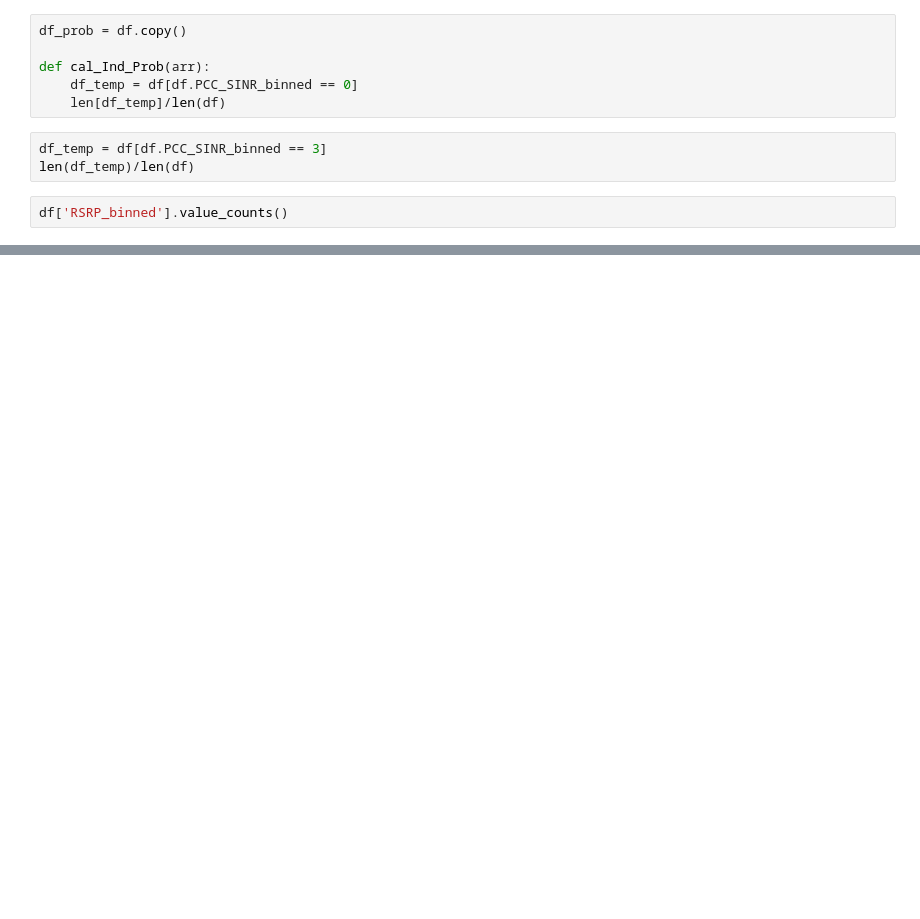
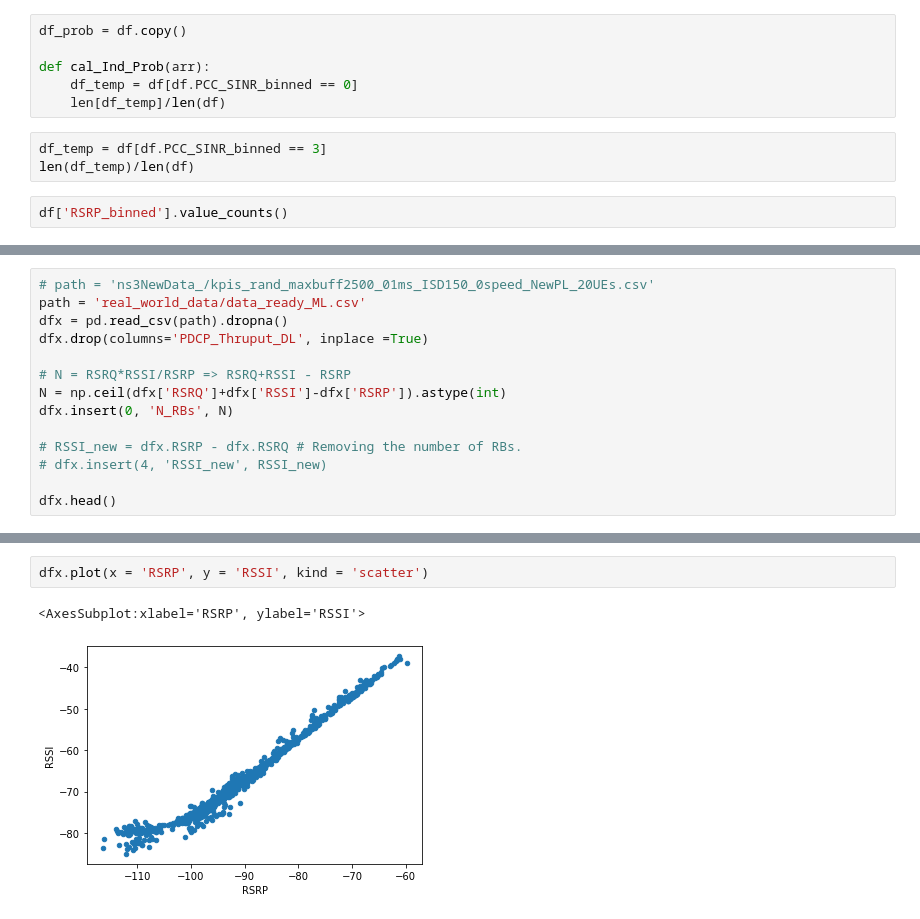
Before and after one commit to SRJaffry/Bayesian_Networks, a Jupyter notebook: Create_Prob_Matrix.ipynb, the cells around one changed output, grey strips where cells are left out. Cells and saved outputs as stored; diff of their text form; blank space fills up the shorter version.

```diff
--- a/Create_Prob_Matrix.ipynb
+++ b/Create_Prob_Matrix.ipynb
@@ -100,0 +119,14 @@ df['RSRP_binned'].value_counts()
+# %%
+# path = 'ns3NewData_/kpis_rand_maxbuff2500_01ms_ISD150_0speed_NewPL_20UEs.csv'
+path = 'real_world_data/data_ready_ML.csv'
+dfx = pd.read_csv(path).dropna()
+dfx.drop(columns='PDCP_Thruput_DL', inplace =True)
+
+# N = RSRQ*RSSI/RSRP => RSRQ+RSSI - RSRP
+N = np.ceil(dfx['RSRQ']+dfx['RSSI']-dfx['RSRP']).astype(int)
+dfx.insert(0, 'N_RBs', N)
+
+# RSSI_new = dfx.RSRP - dfx.RSRQ # Removing the number of RBs.
+# dfx.insert(4, 'RSSI_new', RSSI_new)
+
+dfx.head()
@@ -100,0 +140,5 @@ df['RSRP_binned'].value_counts()
+# %%
+dfx.plot(x = 'RSRP', y = 'RSSI', kind = 'scatter')
+# %% [output]
+<AxesSubplot:xlabel='RSRP', ylabel='RSSI'>
+[figure, added]
```
Also changed, not shown: parts of 15 cells of this notebook, 1 other file.
